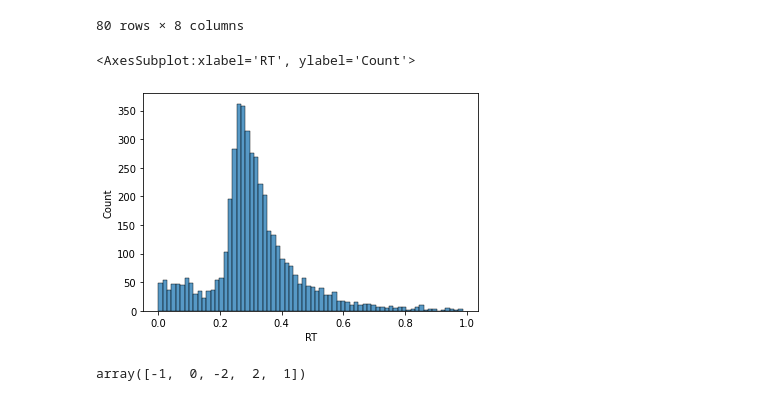
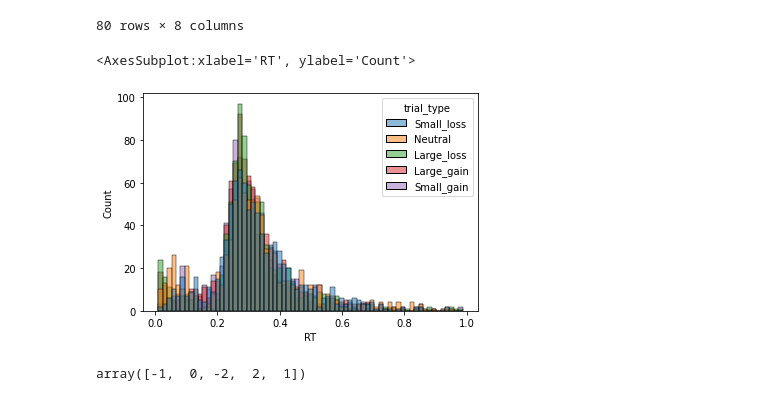
Before and after one commit to DVS-Lab/istart-mid, a Jupyter notebook: code/Behave.ipynb, the cells around one changed output. Saved outputs shown, nothing was run; the diff lists cells and outputs as text; code cells hidden in the pictures.

Commit message:
made RT figure and changed run_L1stats.sh for dmn

```diff
--- a/code/Behave.ipynb
+++ b/code/Behave.ipynb
@@ -163,14 +154,14 @@ df.groupby(by=['sub','run']).max().reset_index()
 | 79 | sub-3223 | 1 | 1.0 | 679.645179 | 682.647789 | 0.853139 | 0.642084 | Small_loss |
 80 rows × 8 columns
 # %%
-no_miss=df[(df['RT']>0.001)]
+no_miss=df[(df['RT']>0.01)]
 no_miss[no_miss['RT']==0]
 df=no_miss
 # %%
-sms.histplot(x=df['RT'])
+sms.histplot(x=df['RT'],hue=df['trial_type'])
 # %% [output]
 <AxesSubplot:xlabel='RT', ylabel='Count'>
-[figure, old version]
+[figure, new version]
 # %%
 df.loc[df["trial_type"] == "1", "trial_type"] = "Large_gain"
 
```
Also changed, not shown: parts of 11 cells of this notebook, 3 other files.
